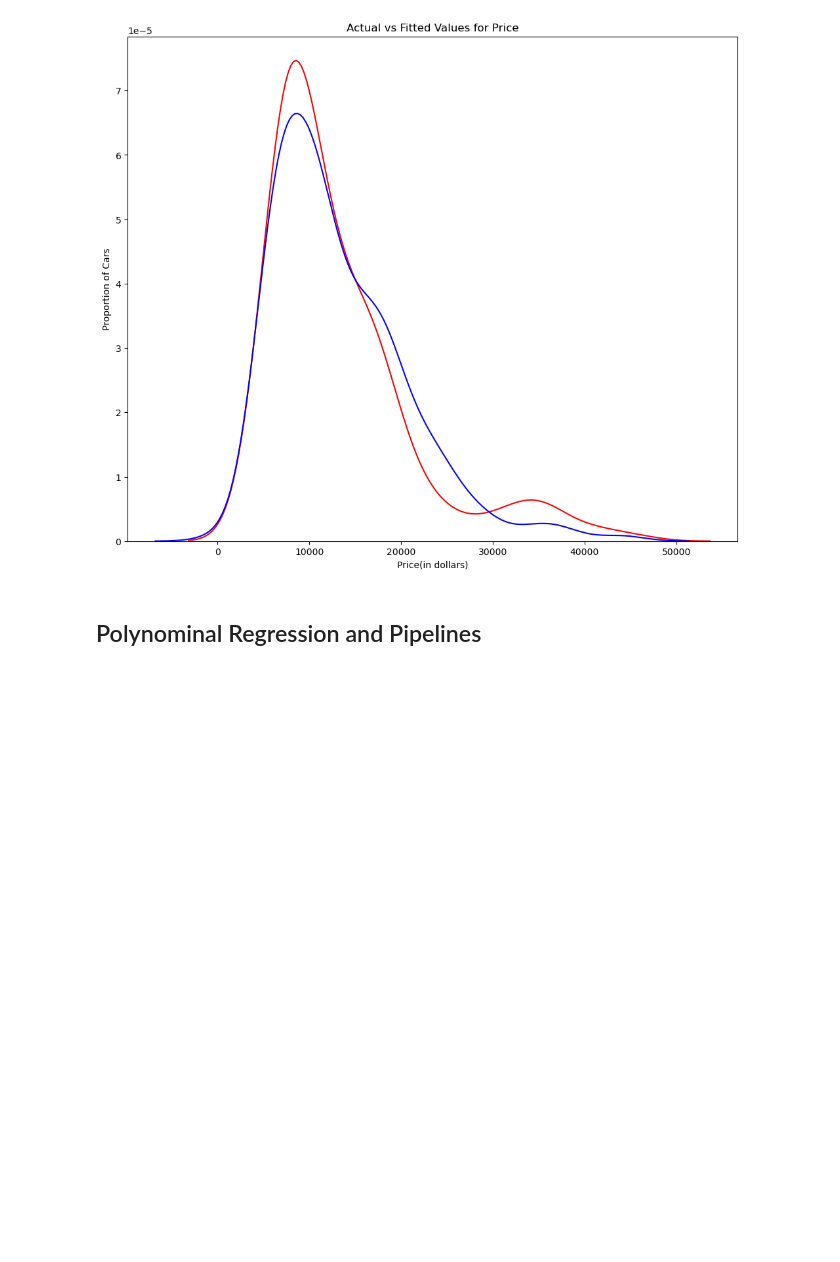
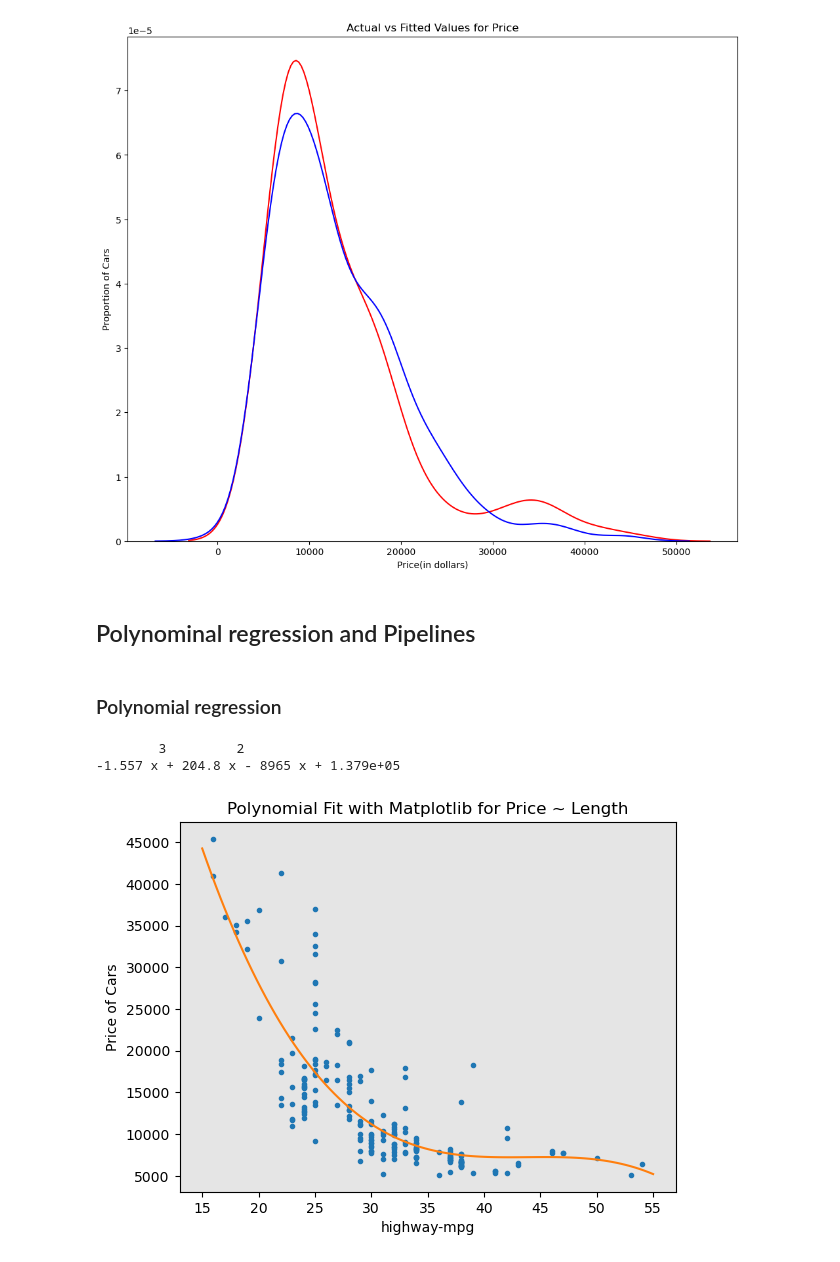
Before and after one commit to ryanjstone/ibm-data-science-cert, a Jupyter notebook: Course 7. Data Analysis with Python/Week 4/1. Model Development - Used Cars Pricing.ipynb, the cells around one changed output. Saved outputs shown, nothing was run; the diff lists cells and outputs as text; code cells hidden in the pictures; blank space fills up the shorter version.

Commit message:
Adds to model development lab

```diff
--- a/Course 7. Data Analysis with Python/Week 4/1. Model Development - Used Cars Pricing.ipynb
+++ b/Course 7. Data Analysis with Python/Week 4/1. Model Development - Used Cars Pricing.ipynb
@@ -240,4 +244,40 @@ https://gist.github.com/mwaskom/de44147ed2974457ad6372750bbe5751
   sns.distplot(Y_hat, hist=False, color="b", label="Fitted Values", ax=ax1)
 [figure]
 # %% [markdown]
-## Polynominal Regression and Pipelines
+## Polynominal regression and Pipelines
+# %% [markdown]
+### Polynomial regression
+# %%
+# Create function to plot the data for the polynominal model
+def PlotPolly(model, independent_variable, dependent_variable, Name):
+    x_new = np.linspace(15, 55, 100)
+    y_new =  model(x_new)
+
+    plt.plot(independent_variable, dependent_variable, '.', x_new, y_new, '-')
+    plt.title('Polynomial Fit with Matplotlib for Price ~ Length')
+    ax = plt.gca()
+    ax.set_facecolor((0.898, 0.898, 0.898))
+    fig = plt.gcf()
+    plt.xlabel(Name)
+    plt.ylabel('Price of Cars')
+
+    plt.show()
+    plt.close()
+# %%
+# Get the variables
+x = df['highway-mpg']
+y = df['price']
+# %%
+# Fit the funtion using polyfit for a polynomial of the 3rd order (cubic)
+f = np.polyfit(x, y, 3)
+# Display the polynomial function using poly1d
+p = np.poly1d(f)
+print(p)
+# %% [output]
+        3         2
+-1.557 x + 204.8 x - 8965 x + 1.379e+05
+# %%
+# Plot the function
+PlotPolly(p, x, y, 'highway-mpg')
+# %% [output]
+[figure, added]
```
Also changed, not shown: parts of 10 cells of this notebook.
